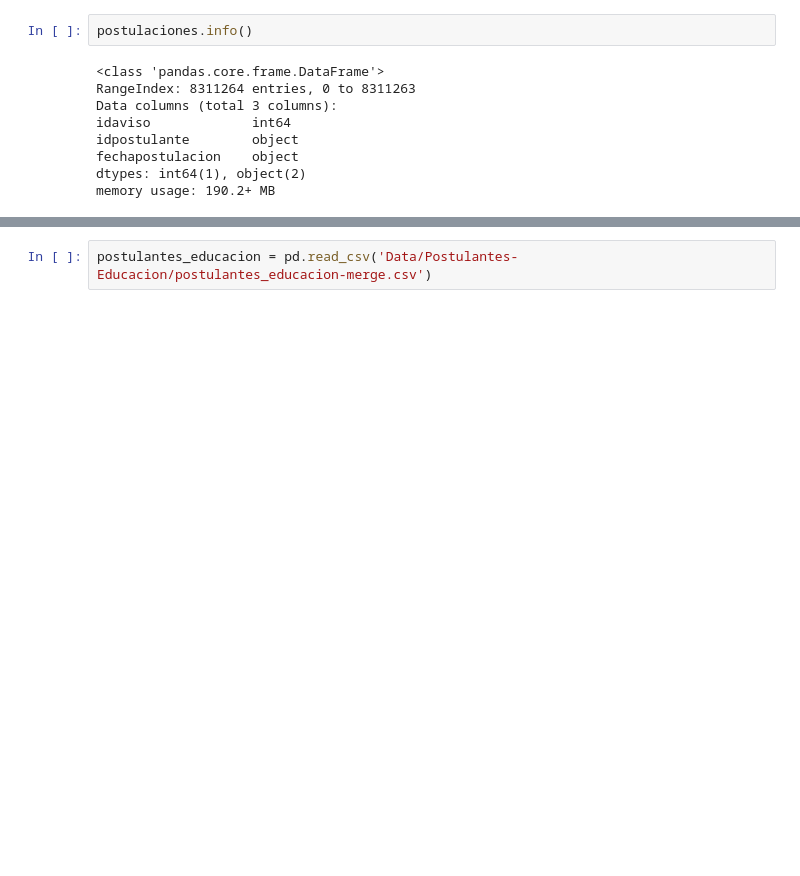
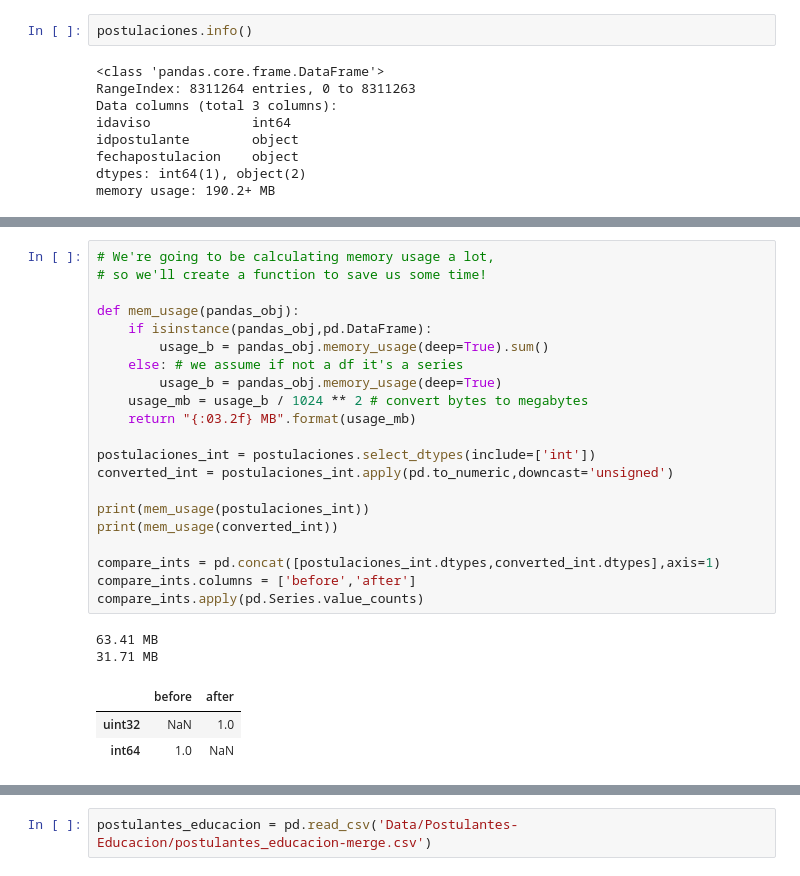
Before and after one commit to lucioll/NaventDatosTP, a Jupyter notebook: Machine Learning-Lucio.ipynb, the cells around one changed output, grey strips where cells are left out. Cells and saved outputs as stored; diff of their text form; blank space fills up the shorter version.

```diff
--- a/Machine Learning-Lucio.ipynb
+++ b/Machine Learning-Lucio.ipynb
@@ -42,0 +86,27 @@ memory usage: 190.2+ MB
+# %%
+# We're going to be calculating memory usage a lot,
+# so we'll create a function to save us some time!
+
+def mem_usage(pandas_obj):
+    if isinstance(pandas_obj,pd.DataFrame):
+        usage_b = pandas_obj.memory_usage(deep=True).sum()
+    else: # we assume if not a df it's a series
+        usage_b = pandas_obj.memory_usage(deep=True)
+    usage_mb = usage_b / 1024 ** 2 # convert bytes to megabytes
+    return "{:03.2f} MB".format(usage_mb)
+
+postulaciones_int = postulaciones.select_dtypes(include=['int'])
+converted_int = postulaciones_int.apply(pd.to_numeric,downcast='unsigned')
+
+print(mem_usage(postulaciones_int))
+print(mem_usage(converted_int))
+
+compare_ints = pd.concat([postulaciones_int.dtypes,converted_int.dtypes],axis=1)
+compare_ints.columns = ['before','after']
+compare_ints.apply(pd.Series.value_counts)
+# %% [output]
+63.41 MB
+31.71 MB
+|  | before | after |
+| uint32 | NaN | 1.0 |
+| int64 | 1.0 | NaN |
```
Also changed, not shown: parts of 44 cells of this notebook, 2 other files.
